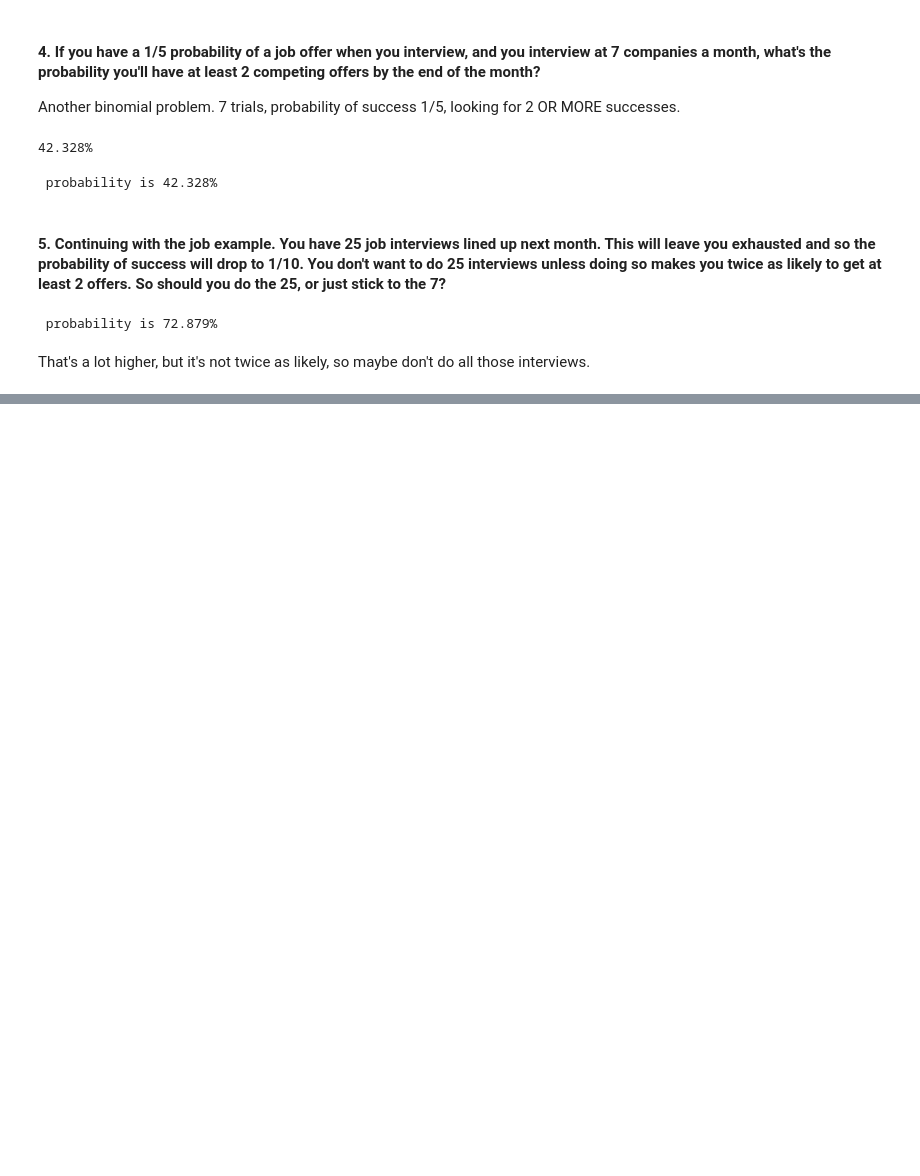
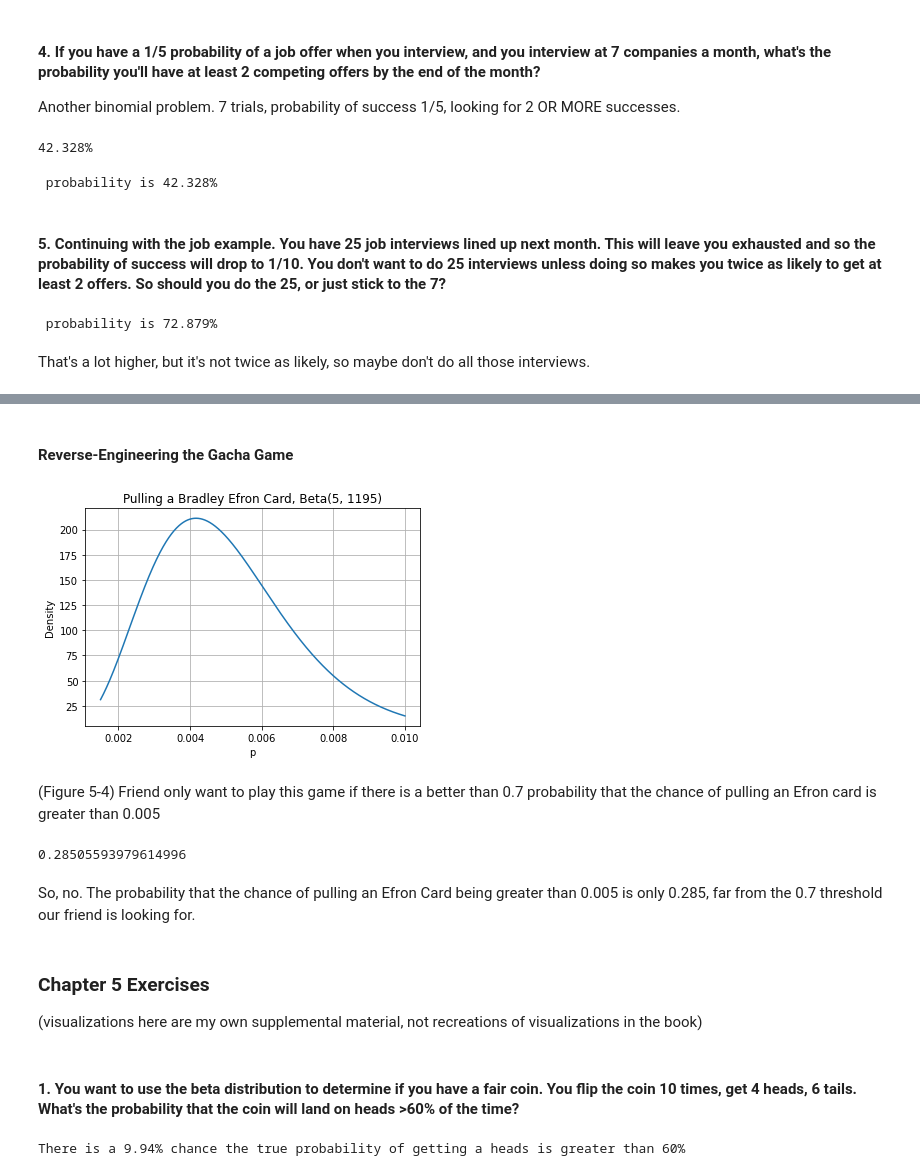
Before and after one commit to Pyrus277/reference_materials, a Jupyter notebook: statistics/bayes_book_notes.ipynb, the cells around one changed output, grey strips where cells are left out. Cells and saved outputs as stored; diff of their text form; code cells hidden in the pictures; blank space fills up the shorter version.

Commit message:
chapter 5 updates

```diff
--- a/statistics/bayes_book_notes.ipynb
+++ b/statistics/bayes_book_notes.ipynb
@@ -142,0 +260,35 @@ That's a lot higher, but it's not twice as likely, so maybe don't do all those i
+# %% [markdown]
+#### Reverse-Engineering the Gacha Game
+# %%
+alpha = 5 # successes
+beta_val = 1195 # failures
+
+x_vals = np.linspace(0.0015,.01,1000)
+pdf_vals = beta.pdf(x_vals, alpha+1, beta_val+1)
+# adding 1 to these to avoid a div by zero error.
+# Look into additive, or "laplace smoothing."
+# Introduces a weak prior assumption.
+
+plt.plot(x_vals, pdf_vals)
+plt.title("Pulling a Bradley Efron Card, Beta(5, 1195)")
+plt.xlabel("p")
+plt.ylabel("Density")
+plt.grid()
+plt.show()
+# %% [output]
+[figure, added]
+# %% [markdown]
+(Figure 5-4)
+Friend only want to play this game if there is a better than 0.7 probability that the chance of pulling an Efron card is greater than 0.005
+# %%
+auc = 1-beta.cdf(0.005, alpha, beta_val)
+auc
+# %% [output]
+0.28505593979614996
+# %% [markdown]
+So, no. The probability that the chance of pulling an Efron Card being greater than 0.005 is only 0.285, far from the 0.7 threshold our friend is looking for.
+# %% [markdown]
+### Chapter 5 Exercises
+(visualizations here are my own supplemental material, not recreations of visualizations in the book)
+# %% [markdown]
+#### 1. You want to use the beta distribution to determine if you have a fair coin. You flip the coin 10 times, get 4 heads, 6 tails. What's the probability that the coin will land on heads >60% of the time?
@@ -142,0 +300,6 @@ That's a lot higher, but it's not twice as likely, so maybe don't do all those i
+# %%
+# probability
+prob = round((1- beta.cdf(0.6, alpha, beta_val))*100,2)
+print(f'There is a {prob}% chance the true probability of getting a heads is greater than 60%')
+# %% [output]
+There is a 9.94% chance the true probability of getting a heads is greater than 60%
```
Also changed, not shown: parts of 34 cells of this notebook.
